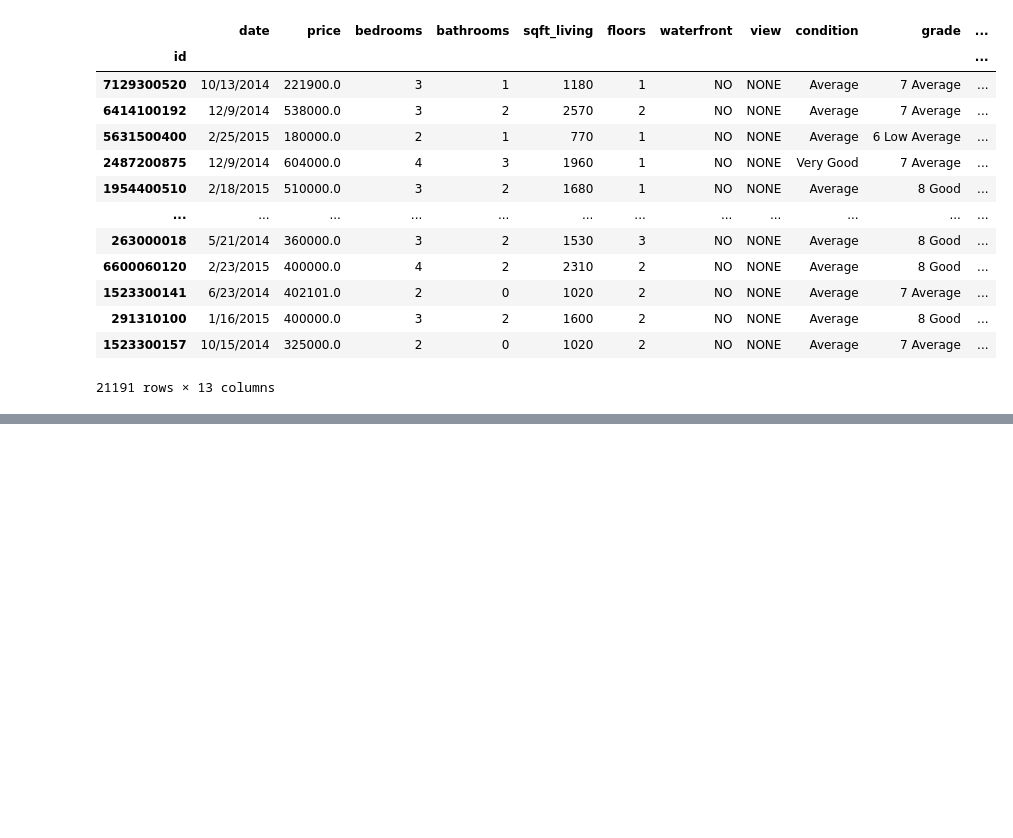
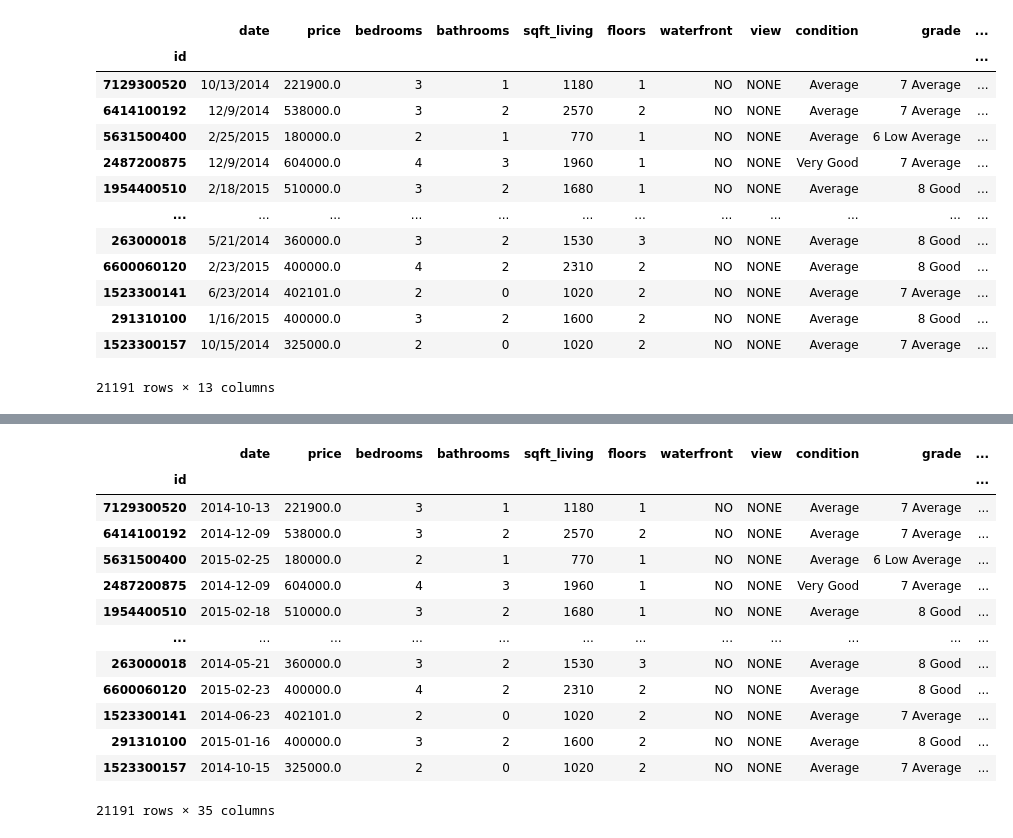
Before and after one commit to Calvin-Omwega/dsc-phase-2-Project, a Jupyter notebook: student.ipynb, the cells around one changed output, grey strips where cells are left out. Cells and saved outputs as stored; diff of their text form; code cells hidden in the pictures; blank space fills up the shorter version.

```diff
--- a/student.ipynb
+++ b/student.ipynb
@@ -552,0 +549,4 @@ final_dataset
+# %%
+#create a copy of the dataset
+baseline_dataset = final_dataset.copy()
+baseline_dataset ['grade'].value_counts()
@@ -552,0 +571,3 @@ final_dataset
+# %%
+x =pd.get_dummies(baseline_dataset[['grade', 'waterfront', 'view', 'condition']], drop_first=True ,dtype=int)
+x
@@ -552,0 +589,3 @@ final_dataset
+# %%
+dataset = pd.concat([baseline_dataset , x], axis=1)
+dataset
@@ -552,0 +607,4 @@ final_dataset
+# %%
+dataset["rate"] = final_dataset["grade"].str.split().apply(lambda x: x[0])
+
+dataset
@@ -552,0 +626,27 @@ final_dataset
+# %%
+
+
+dataset['date'] = pd.to_datetime(dataset['date'])
+
+# Extract year, month, and day as separate features
+dataset['year'] = dataset['date'].dt.year
+dataset['month'] = dataset['date'].dt.month
+dataset['day'] = dataset['date'].dt.day
+
+
+dataset
+# %% [output]
+|  | date | price | bedrooms | bathrooms | sqft_living | floors | waterfront | view | condition | grade | ... |
+| id |  |  |  |  |  |  |  |  |  |  | ... |
+| 7129300520 | 2014-10-13 | 221900.0 | 3 | 1 | 1180 | 1 | NO | NONE | Average | 7 Average | ... |
+| 6414100192 | 2014-12-09 | 538000.0 | 3 | 2 | 2570 | 2 | NO | NONE | Average | 7 Average | ... |
+| 5631500400 | 2015-02-25 | 180000.0 | 2 | 1 | 770 | 1 | NO | NONE | Average | 6 Low Average | ... |
+| 2487200875 | 2014-12-09 | 604000.0 | 4 | 3 | 1960 | 1 | NO | NONE | Very Good | 7 Average | ... |
+| 1954400510 | 2015-02-18 | 510000.0 | 3 | 2 | 1680 | 1 | NO | NONE | Average | 8 Good | ... |
+| ... | ... | ... | ... | ... | ... | ... | ... | ... | ... | ... | ... |
+| 263000018 | 2014-05-21 | 360000.0 | 3 | 2 | 1530 | 3 | NO | NONE | Average | 8 Good | ... |
+| 6600060120 | 2015-02-23 | 400000.0 | 4 | 2 | 2310 | 2 | NO | NONE | Average | 8 Good | ... |
+| 1523300141 | 2014-06-23 | 402101.0 | 2 | 0 | 1020 | 2 | NO | NONE | Average | 7 Average | ... |
+| 291310100 | 2015-01-16 | 400000.0 | 3 | 2 | 1600 | 2 | NO | NONE | Average | 8 Good | ... |
+| 1523300157 | 2014-10-15 | 325000.0 | 2 | 0 | 1020 | 2 | NO | NONE | Average | 7 Average | ... |
+21191 rows × 35 columns
```
Also changed, not shown: parts of 18 cells of this notebook.
